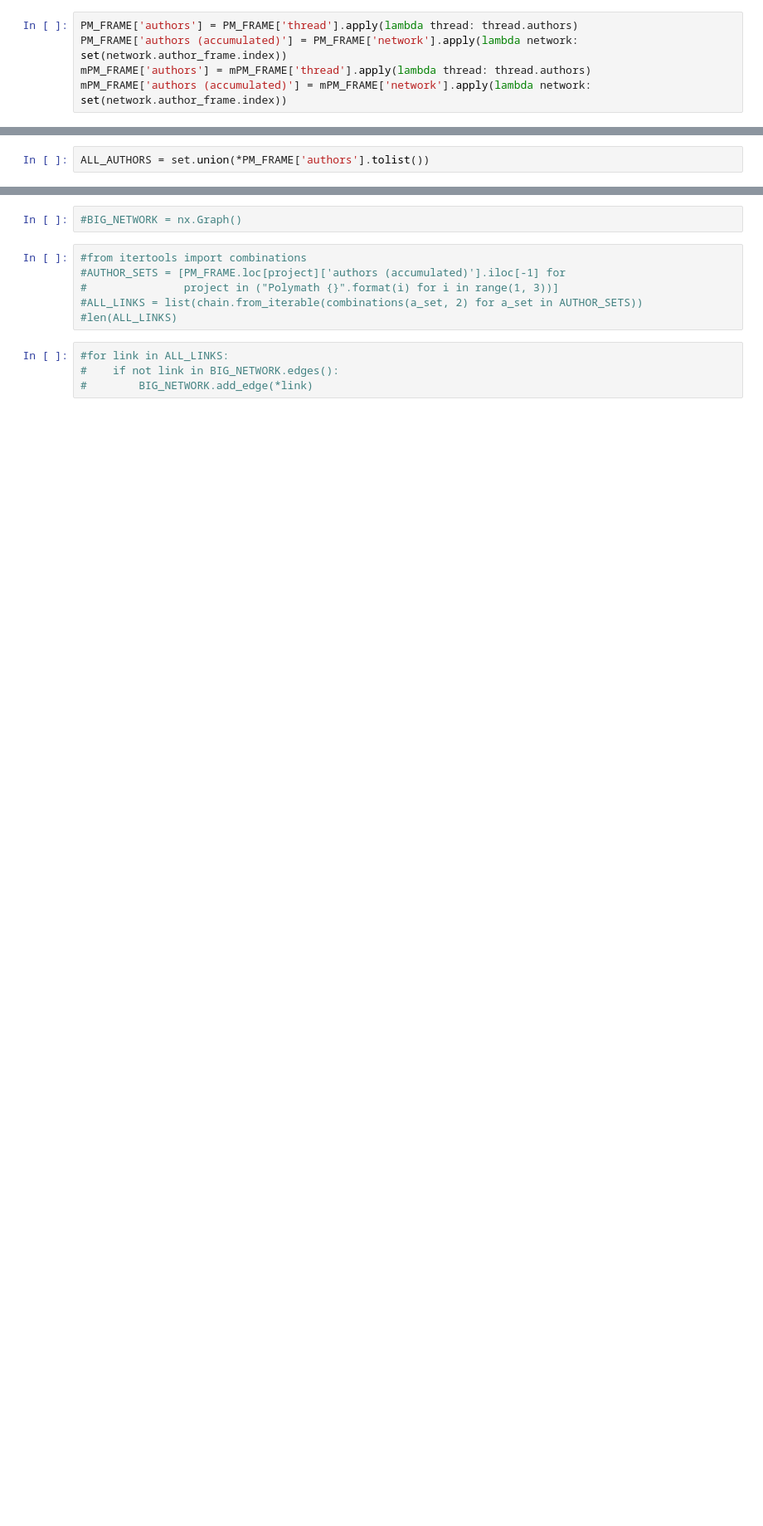
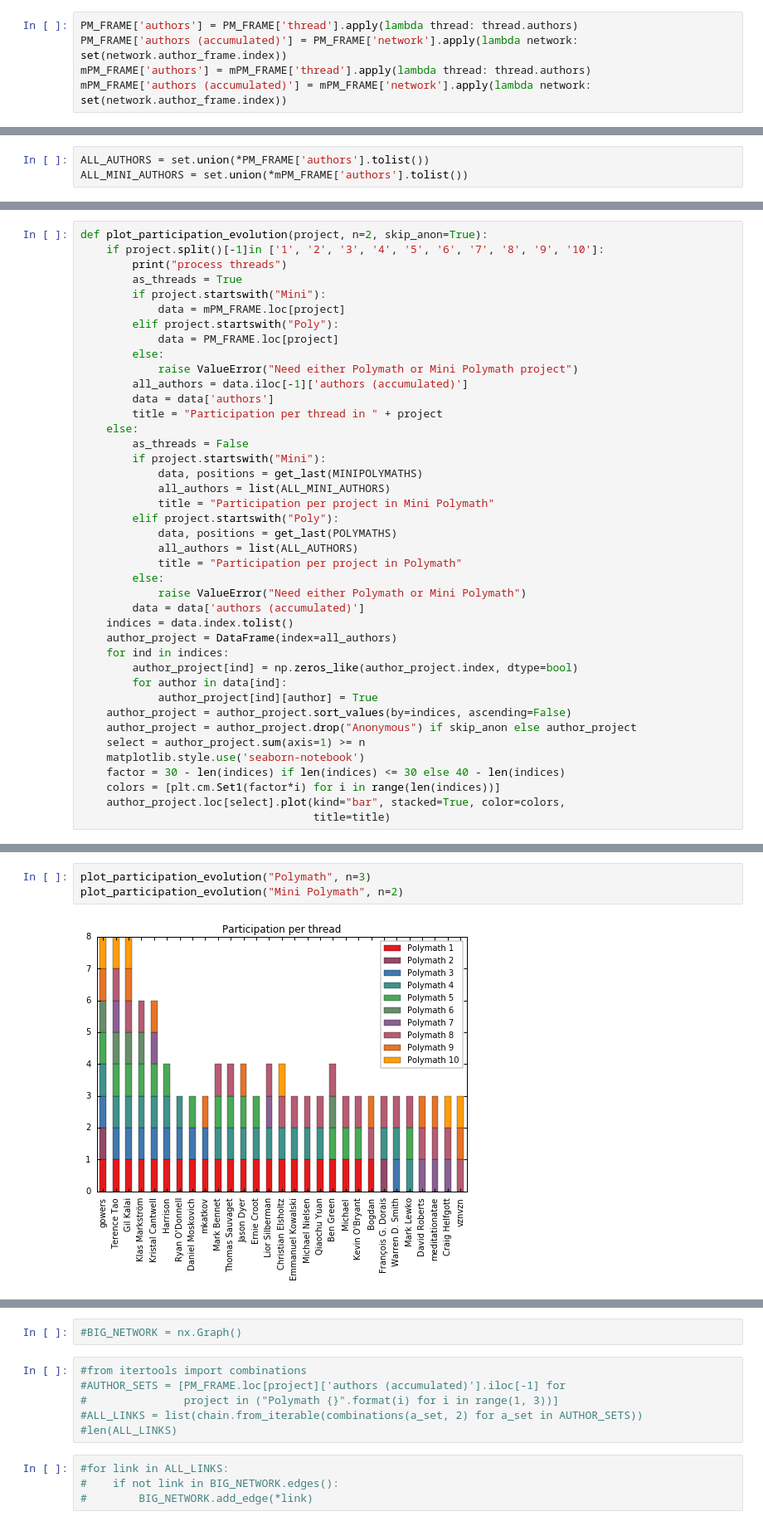
Before and after one commit to patrickallo/mathpracmod, a Jupyter notebook: Polymath Comparison.ipynb, the cells around one changed output, grey strips where cells are left out. Shown: that part at 83% size. Cells and saved outputs as stored; diff of their text form; blank space fills up the shorter version.

```diff
--- a/Polymath Comparison.ipynb
+++ b/Polymath Comparison.ipynb
@@ -373,2 +183,3 @@ mPM_FRAME['authors (accumulated)'] = mPM_FRAME['network'].apply(lambda network:
 # %%
 ALL_AUTHORS = set.union(*PM_FRAME['authors'].tolist())
+ALL_MINI_AUTHORS = set.union(*mPM_FRAME['authors'].tolist())
@@ -399,0 +395,41 @@ Anthony Wang Anthony
+# %%
+def plot_participation_evolution(project, n=2, skip_anon=True):
+    if project.split()[-1]in ['1', '2', '3', '4', '5', '6', '7', '8', '9', '10']:
+        print("process threads")
+        as_threads = True
+        if project.startswith("Mini"):
+            data = mPM_FRAME.loc[project]
+        elif project.startswith("Poly"):
+            data = PM_FRAME.loc[project]
+        else:
+            raise ValueError("Need either Polymath or Mini Polymath project")
+        all_authors = data.iloc[-1]['authors (accumulated)']
+        data = data['authors']
+        title = "Participation per thread in " + project
+    else:
+        as_threads = False
+        if project.startswith("Mini"):
+            data, positions = get_last(MINIPOLYMATHS)
+            all_authors = list(ALL_MINI_AUTHORS)
+            title = "Participation per project in Mini Polymath"
+        elif project.startswith("Poly"):
+            data, positions = get_last(POLYMATHS)
+            all_authors = list(ALL_AUTHORS)
+            title = "Participation per project in Polymath"
+        else:
+            raise ValueError("Need either Polymath or Mini Polymath")
+        data = data['authors (accumulated)']
+    indices = data.index.tolist()
+    author_project = DataFrame(index=all_authors)
+    for ind in indices:
+        author_project[ind] = np.zeros_like(author_project.index, dtype=bool)
+        for author in data[ind]:
+            author_project[ind][author] = True
+    author_project = author_project.sort_values(by=indices, ascending=False)
+    author_project = author_project.drop("Anonymous") if skip_anon else author_project
+    select = author_project.sum(axis=1) >= n
+    matplotlib.style.use('seaborn-notebook')
+    factor = 30 - len(indices) if len(indices) <= 30 else 40 - len(indices)
+    colors = [plt.cm.Set1(factor*i) for i in range(len(indices))]
+    author_project.loc[select].plot(kind="bar", stacked=True, color=colors,
+                                    title=title)
@@ -399,0 +541,5 @@ Anthony Wang Anthony
+# %%
+plot_participation_evolution("Polymath", n=3)
+plot_participation_evolution("Mini Polymath", n=2)
+# %% [output]
+[figure, added]
```
Also changed, not shown: parts of 68 cells of this notebook, 4 other files.
